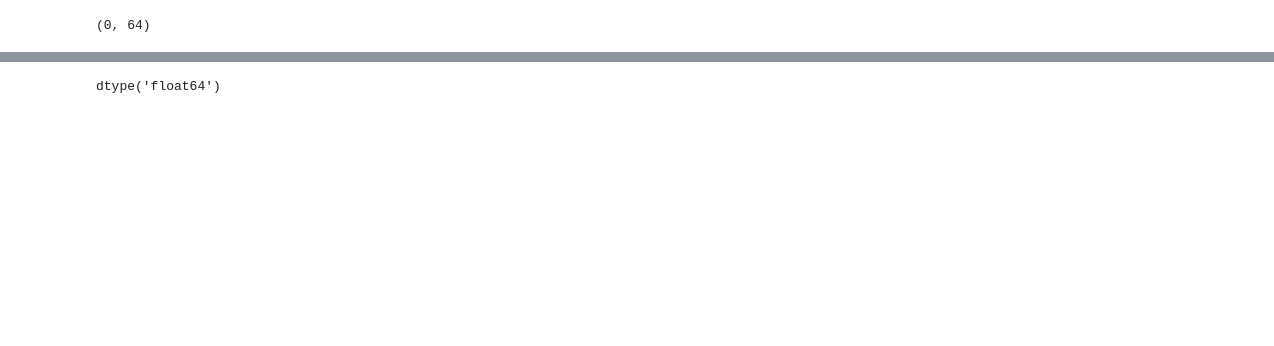
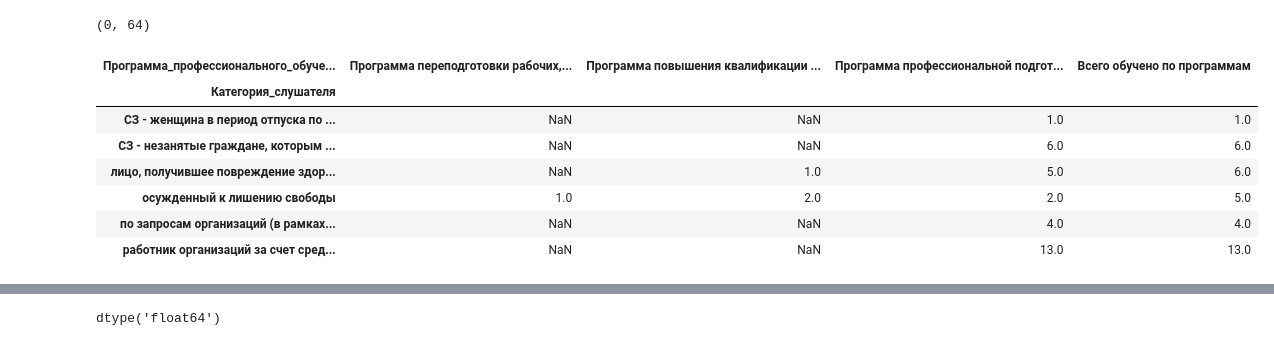
Before and after one commit to t0r1n88/Lindy, a Jupyter notebook: report_1PO.ipynb, the cells around one changed output, grey strips where cells are left out. Cells and saved outputs as stored; diff of their text form; code cells hidden in the pictures; blank space fills up the shorter version.

```diff
--- a/report_1PO.ipynb
+++ b/report_1PO.ipynb
@@ -495,4 +496,23 @@ else:
 df_po_2_2_base = df_po.copy()
 df_po_2_2_base['for_counting'] = 1
 # %%
-#Создаес сводную таблицу
+#Создаем сводную таблицу
+df_po_2_2 = pd.pivot_table(df_po_2_2_base,index=['Категория_слушателя'],
+                          columns=['Программа_профессионального_обучения_направление_подготовки'],
+                          values=['for_counting'],
+                          aggfunc='sum')
+# %%
+df_po_2_2.columns = df_po_2_2.columns.droplevel()
+# %%
+df_po_2_2['Всего обучено по программам'] = df_po_2_2.sum(axis=1)
+# %%
+df_po_2_2
+# %% [output]
+| Программа_профессионального_обуче... | Программа переподготовки рабочих,... | Программа повышения квалификации ... | Программа профессиональной подгот... | Всего обучено по программам |
+| Категория_слушателя |  |  |  |  |
+| СЗ - женщина в период отпуска по ... | NaN | NaN | 1.0 | 1.0 |
+| СЗ - незанятые граждане, которым ... | NaN | NaN | 6.0 | 6.0 |
+| лицо, получившее повреждение здор... | NaN | 1.0 | 5.0 | 6.0 |
+| осужденный к лишению свободы | 1.0 | 2.0 | 2.0 | 5.0 |
+| по запросам организаций (в рамках... | NaN | NaN | 4.0 | 4.0 |
+| работник организаций за счет сред... | NaN | NaN | 13.0 | 13.0 |
```
Also changed, not shown: parts of 11 cells of this notebook.
